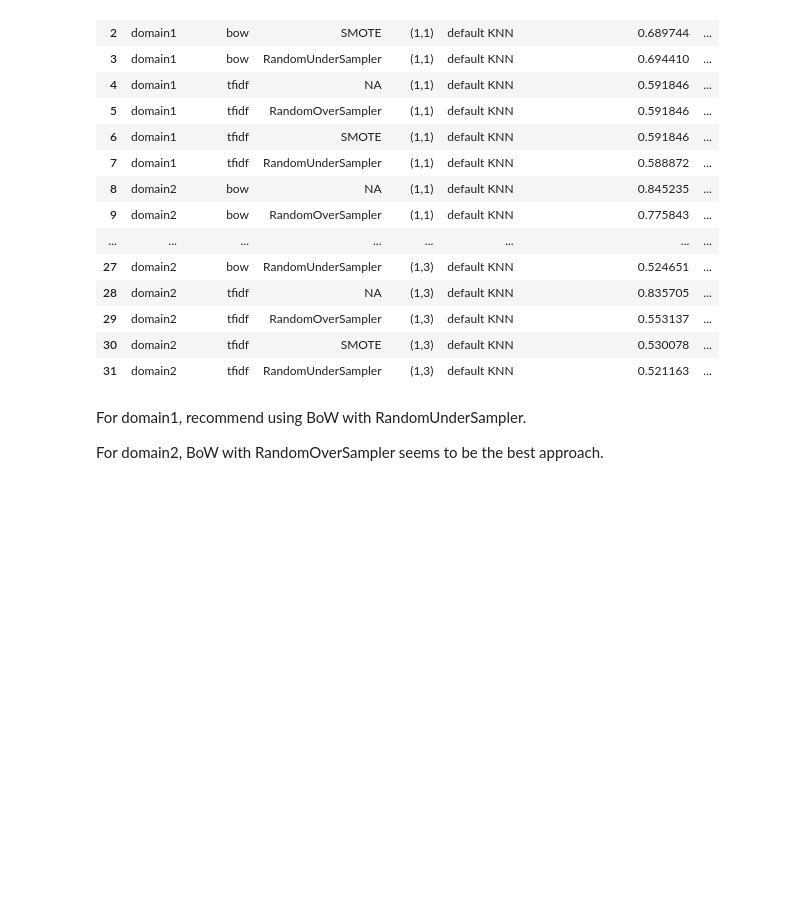
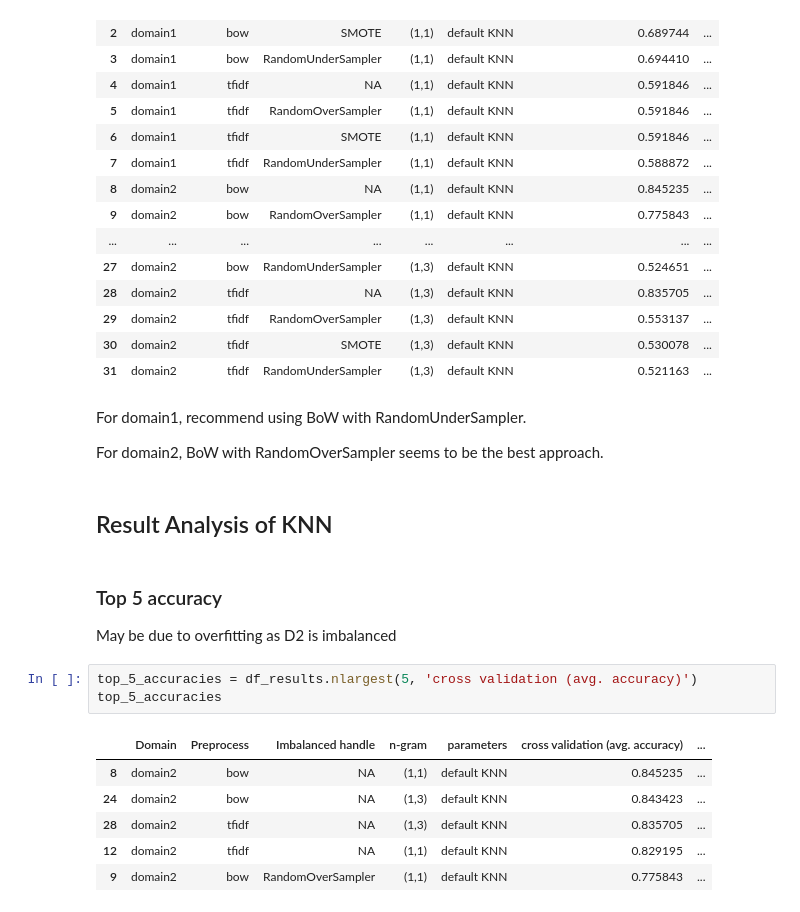
Before and after one commit to hoapple/machine_write_detection, a Jupyter notebook: notebook/KNN.ipynb, the cells around one changed output. Cells and saved outputs as stored; diff of their text form; blank space fills up the shorter version.

```diff
--- a/notebook/KNN.ipynb
+++ b/notebook/KNN.ipynb
@@ -244,3 +243,18 @@ df_results
 For domain1, recommend using BoW with RandomUnderSampler.
 
 For domain2, BoW with RandomOverSampler seems to be the best approach.
+# %% [markdown]
+## Result Analysis of KNN
+# %% [markdown]
+### Top 5 accuracy
+May be due to overfitting as D2 is imbalanced
+# %%
+top_5_accuracies = df_results.nlargest(5, 'cross validation (avg. accuracy)')
+top_5_accuracies
+# %% [output]
+|  | Domain | Preprocess | Imbalanced handle | n-gram | parameters | cross validation (avg. accuracy) | ... |
+| 8 | domain2 | bow | NA | (1,1) | default KNN | 0.845235 | ... |
+| 24 | domain2 | bow | NA | (1,3) | default KNN | 0.843423 | ... |
+| 28 | domain2 | tfidf | NA | (1,3) | default KNN | 0.835705 | ... |
+| 12 | domain2 | tfidf | NA | (1,1) | default KNN | 0.829195 | ... |
+| 9 | domain2 | bow | RandomOverSampler | (1,1) | default KNN | 0.775843 | ... |
```
Also changed, not shown: parts of 11 cells of this notebook, 4 other files.
